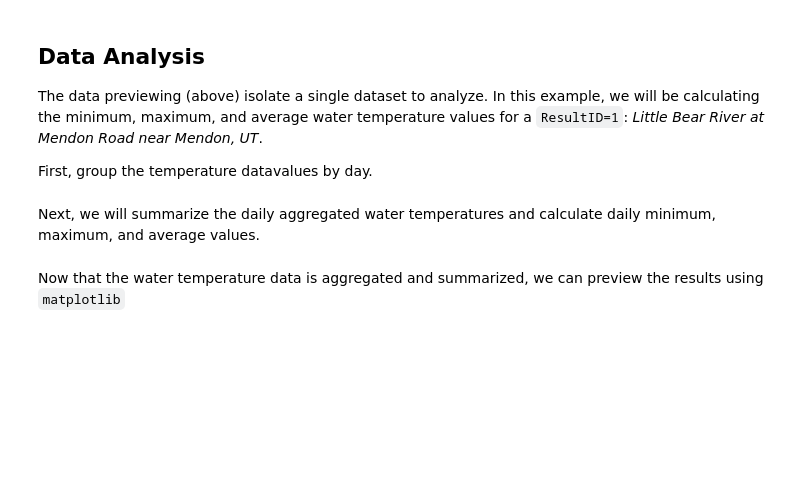
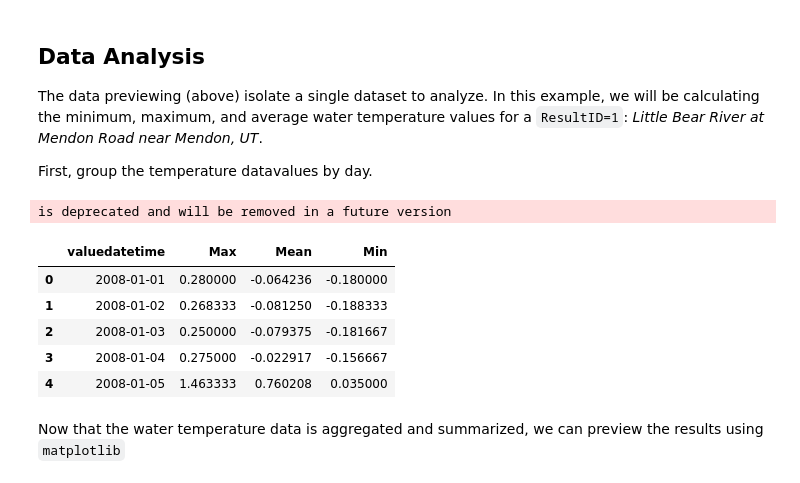
Before and after one commit to hydroshare/hydroshare-jupyterhub, a Jupyter notebook: notebooks/help/timeseries_odm2.ipynb, the cells around one changed output. Cells and saved outputs as stored; diff of their text form; code cells hidden in the pictures; blank space fills up the shorter version.

```diff
--- a/notebooks/help/timeseries_odm2.ipynb
+++ b/notebooks/help/timeseries_odm2.ipynb
@@ -126,2 +187,0 @@ for i in range(len(dates)):
-# %% [markdown]
-Next, we will summarize the daily aggregated water temperatures and calculate daily minimum, maximum, and average values.
@@ -154,2 +192,18 @@ for date in gv.iterkeys():
+# %%
+# group by date and calculate min, max, ave
+df = data.groupby(data['valuedatetime'].dt.date)['datavalue'].agg({'Min':'min','Max':'max','Mean':'mean'})
+df.reset_index(inplace=True)
+# %% [output]
+is deprecated and will be removed in a future version
+# %%
+# preview the result
+df.head()
+# %% [output]
+|  | valuedatetime | Max | Mean | Min |
+| 0 | 2008-01-01 | 0.280000 | -0.064236 | -0.180000 |
+| 1 | 2008-01-02 | 0.268333 | -0.081250 | -0.188333 |
+| 2 | 2008-01-03 | 0.250000 | -0.079375 | -0.181667 |
+| 3 | 2008-01-04 | 0.275000 | -0.022917 | -0.156667 |
+| 4 | 2008-01-05 | 1.463333 | 0.760208 | 0.035000 |
 # %% [markdown]
 Now that the water temperature data is aggregated and summarized, we can preview the results using `matplotlib`
```
Also changed, not shown: parts of 19 cells of this notebook.
